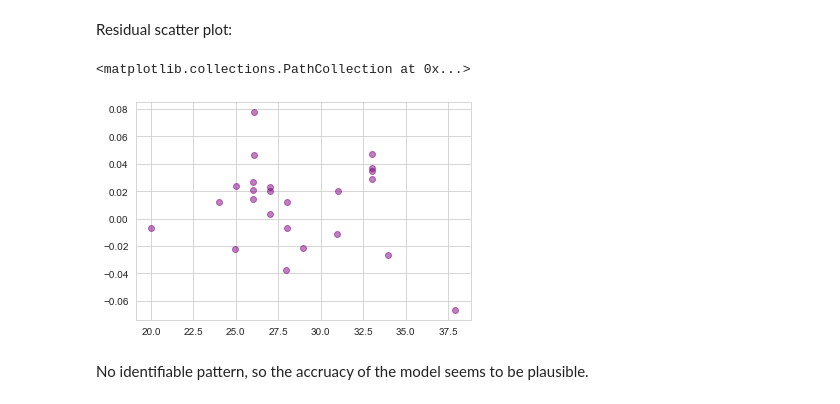
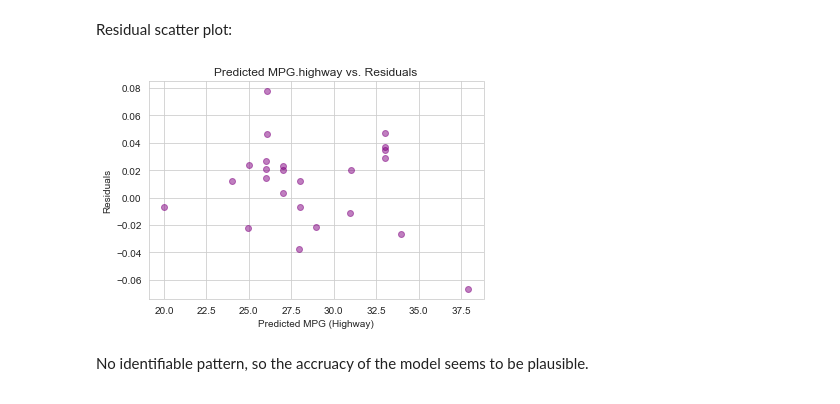
Before and after one commit to dbode777/MachineLearning, a Jupyter notebook: Machine Learning - Regression models.ipynb, the cells around one changed output. Drawn from its saved outputs; the diff is of its cells as text; code cells hidden in the pictures.

Commit message:
Corrected graphs

```diff
--- a/Machine Learning - Regression models.ipynb
+++ b/Machine Learning - Regression models.ipynb
@@ -177,9 +177,12 @@ Appears to be near perfect match to actual values.
 Residual scatter plot:
 # %%
 plt.scatter(predictions, predictions-y_test.values, c='purple',alpha=0.5)
+plt.title('Predicted MPG.highway vs. Residuals')
+plt.xlabel('Predicted MPG (Highway)')
+plt.ylabel('Residuals')
+plt.show()
 # %% [output]
-<matplotlib.collections.PathCollection at 0x...>
-[figure, old version]
+[figure, new version]
 # %% [markdown]
 No identifiable pattern, so the accruacy of the model seems to be plausible.
 # %% [markdown]
```
Also changed, not shown: parts of 1 cell of this notebook.
